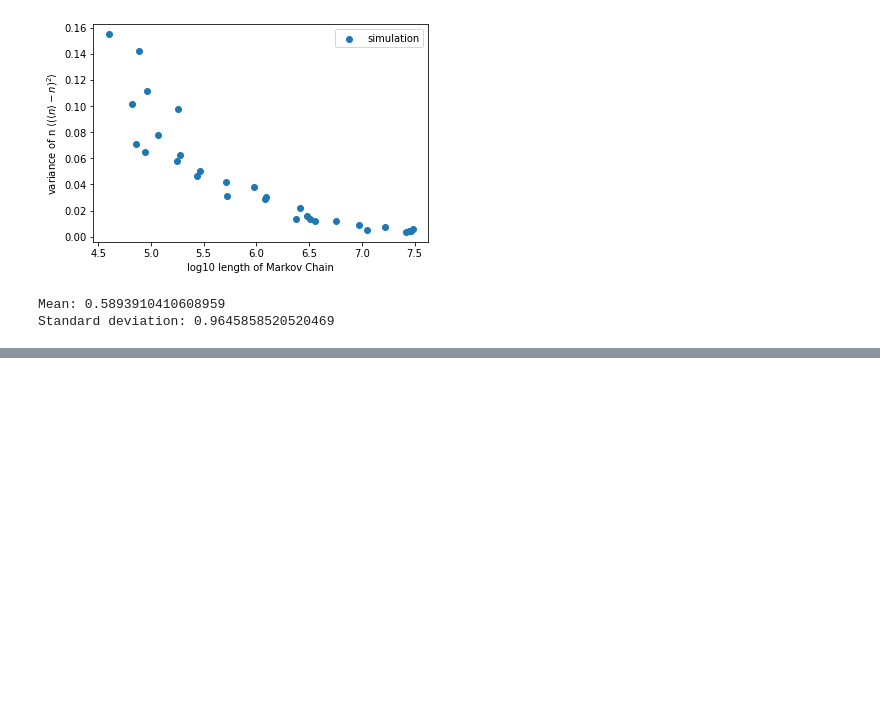
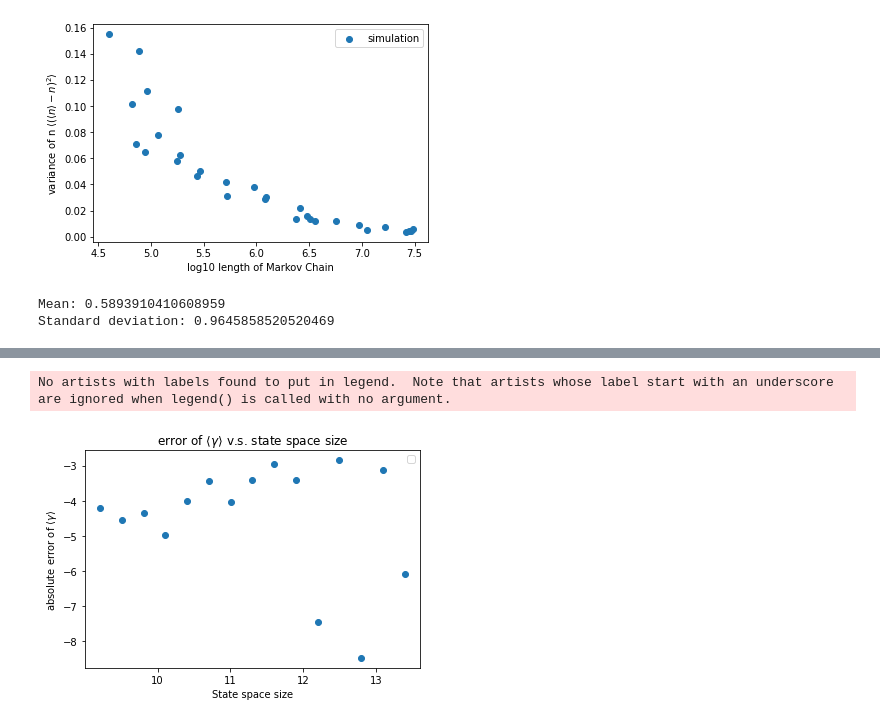
Before and after one commit to xwang3021/Compi_project, a Jupyter notebook: MCMC.ipynb, the cells around one changed output, grey strips where cells are left out. Saved outputs shown, nothing was run; the diff lists cells and outputs as text; code cells hidden in the pictures; blank space fills up the shorter version.

```diff
--- a/MCMC.ipynb
+++ b/MCMC.ipynb
@@ -131,0 +509,10 @@ Standard deviation: 0.9645858520520469
+# %%
+plt.scatter(numbers, np.log(np.absolute(np.array(res_zeta)+1.6439)))
+plt.xlabel('State space size')
+plt.ylabel (r"absolute error of $\langle \gamma \rangle$")
+plt.title (r"error of $\langle \gamma \rangle$ v.s. state space size")
+plt.legend()
+plt.savefig('error.pdf')
+# %% [output]
+No artists with labels found to put in legend.  Note that artists whose label start with an underscore are ignored when legend() is called with no argument.
+[figure, added]
```
Also changed, not shown: parts of 11 cells of this notebook, 11 other files.
